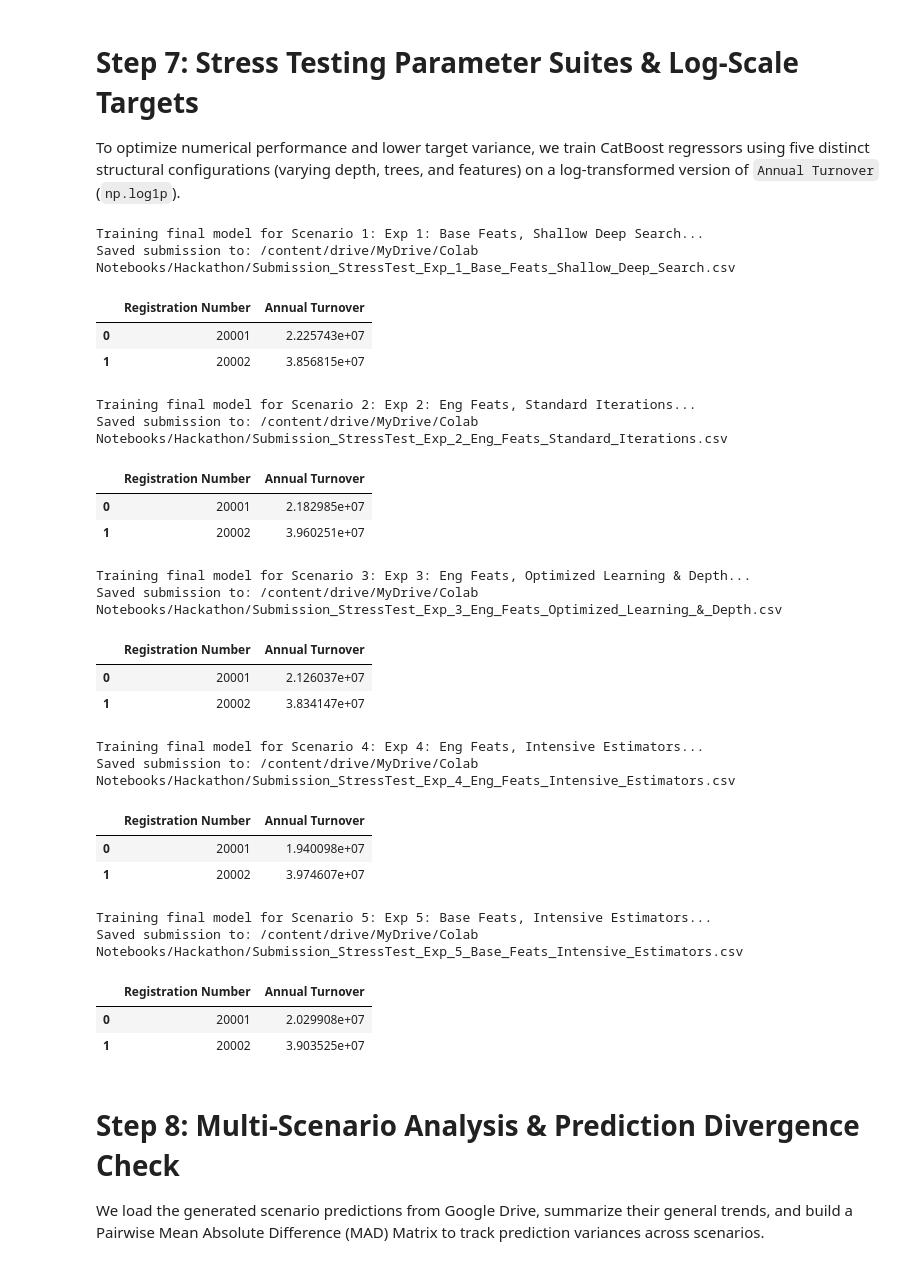
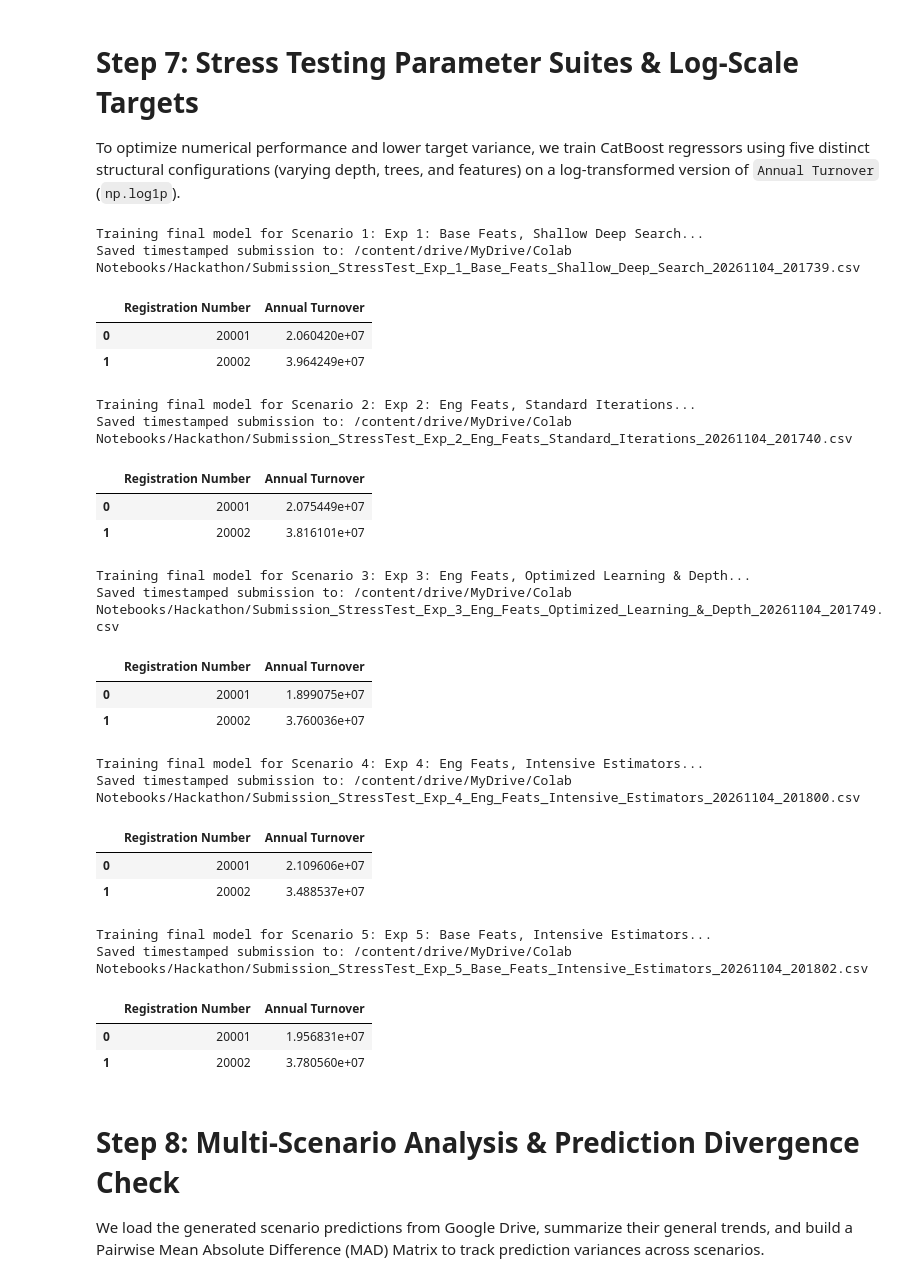
Before and after one commit to vrushank78/Hackathon_Restaurant_Turnover_Prediction, a Jupyter notebook: Hackathon_Restaurant_Turnover_Pred_Code.ipynb, the cells around one changed output. Drawn from its saved outputs; the diff is of its cells as text; code cells hidden in the pictures.

```diff
--- a/Hackathon_Restaurant_Turnover_Pred_Code.ipynb
+++ b/Hackathon_Restaurant_Turnover_Pred_Code.ipynb
@@ -650,11 +650,11 @@ def evaluate_model_cv_log(model_obj, feature_set, df, y_log_arr, folds=5):
     return np.mean(scores)
 
 test_scenarios = [
-    {'name': 'Exp 1: Base Feats, Shallow Deep Search', 'depth': 6, 'iterations': 800, 'l2': 6.0, 'use_engineered': False},
-    {'name': 'Exp 2: Eng Feats, Standard Iterations', 'depth': 6, 'iterations': 1000, 'l2': 5.0, 'use_engineered': True},
-    {'name': 'Exp 3: Eng Feats, Optimized Learning & Depth', 'depth': 7, 'iterations': 1200, 'l2': 7.0, 'use_engineered': True},
-    {'name': 'Exp 4: Eng Feats, Intensive Estimators', 'depth': 6, 'iterations': 1500, 'l2': 8.0, 'use_engineered': True},
-    {'name': 'Exp 5: Base Feats, Intensive Estimators', 'depth': 6, 'iterations': 1500, 'l2': 8.0, 'use_engineered': False}
+    {'name': 'Exp 1: Base Feats, Shallow Deep Search', 'depth': 5, 'iterations': 1100, 'l2': 3.0, 'use_engineered': False},
+    {'name': 'Exp 2: Eng Feats, Standard Iterations', 'depth': 7, 'iterations': 900, 'l2': 4.0, 'use_engineered': True},
+    {'name': 'Exp 3: Eng Feats, Optimized Learning & Depth', 'depth': 9, 'iterations': 1500, 'l2': 5.0, 'use_engineered': True},
+    {'name': 'Exp 4: Eng Feats, Intensive Estimators', 'depth': 10, 'iterations': 1200, 'l2': 9.0, 'use_engineered': True},
+    {'name': 'Exp 5: Base Feats, Intensive Estimators', 'depth': 8, 'iterations': 1000, 'l2': 2.0, 'use_engineered': False}
 ]
 
 stress_test_results = []
@@ -705,12 +705,13 @@ To optimize numerical performance and lower target variance, we train CatBoost r
 # %%
 import os
 import numpy as np
+from datetime import datetime
 
 # Ensure output directory exists
 output_dir = '/content/drive/MyDrive/Colab Notebooks/Hackathon'
 os.makedirs(output_dir, exist_ok=True)
 
-# Retrain models for each scenario and export individual submissions
+# Retrain models for each scenario and export individual timestamped submissions
 for i, exp in enumerate(test_scenarios, 1):
     print(f"Training final model for Scenario {i}: {exp['name']}...")
     feats = engineered_features if exp['use_engineered'] else base_features
@@ -726,59 +727,60 @@ for i, exp in enumerate(test_scenarios, 1):
     # Initialize model
     model_exp = CatBoostRegressor(
         depth=exp['depth'],
         iterations=exp['iterations'],
         l2_leaf_reg=exp['l2'],
         learning_rate=0.025,
         random_seed=42,
         verbose=0
     )
 
     # Fit on full data
     model_exp.fit(X_train_exp, y_train_log)
 
     # Predict and inverse-transform predictions
     preds_log = model_exp.predict(X_test_exp)
     preds_raw = np.expm1(preds_log)
 
     # Create submission file
     solution_exp_df = pd.DataFrame({
         'Registration Number': df_test['Registration Number'],
         'Annual Turnover': preds_raw
     })
 
-    # Format output filename safely
+    # Format output filename safely with unique timestamp per run
+    timestamp_run = datetime.now().strftime('%Y%m%d_%H%M%S')
     filename_safe = exp['name'].replace(':', '').replace(', ', '_').replace(' ', '_')
-    file_path = os.path.join(output_dir, f"Submission_StressTest_{filename_safe}.csv")
+    file_path = os.path.join(output_dir, f"Submission_StressTest_{filename_safe}_{timestamp_run}.csv")
     solution_exp_df.to_csv(file_path, index=False)
 
-    print(f"Saved submission to: {file_path}")
+    print(f"Saved timestamped submission to: {file_path}")
     display(solution_exp_df.head(2))
 # %% [output]
 Training final model for Scenario 1: Exp 1: Base Feats, Shallow Deep Search...
-Saved submission to: /content/drive/MyDrive/Colab Notebooks/Hackathon/Submission_StressTest_Exp_1_Base_Feats_Shallow_Deep_Search.csv
+Saved timestamped submission to: /content/drive/MyDrive/Colab Notebooks/Hackathon/Submission_StressTest_Exp_1_Base_Feats_Shallow_Deep_Search_20261104_201739.csv
 |  | Registration Number | Annual Turnover |
-| 0 | 20001 | 2.225743e+07 |
-| 1 | 20002 | 3.856815e+07 |
+| 0 | 20001 | 2.060420e+07 |
+| 1 | 20002 | 3.964249e+07 |
 Training final model for Scenario 2: Exp 2: Eng Feats, Standard Iterations...
-Saved submission to: /content/drive/MyDrive/Colab Notebooks/Hackathon/Submission_StressTest_Exp_2_Eng_Feats_Standard_Iterations.csv
+Saved timestamped submission to: /content/drive/MyDrive/Colab Notebooks/Hackathon/Submission_StressTest_Exp_2_Eng_Feats_Standard_Iterations_20261104_201740.csv
 |  | Registration Number | Annual Turnover |
-| 0 | 20001 | 2.182985e+07 |
-| 1 | 20002 | 3.960251e+07 |
+| 0 | 20001 | 2.075449e+07 |
+| 1 | 20002 | 3.816101e+07 |
 Training final model for Scenario 3: Exp 3: Eng Feats, Optimized Learning & Depth...
-Saved submission to: /content/drive/MyDrive/Colab Notebooks/Hackathon/Submission_StressTest_Exp_3_Eng_Feats_Optimized_Learning_&_Depth.csv
+Saved timestamped submission to: /content/drive/MyDrive/Colab Notebooks/Hackathon/Submission_StressTest_Exp_3_Eng_Feats_Optimized_Learning_&_Depth_20261104_201749.csv
 |  | Registration Number | Annual Turnover |
-| 0 | 20001 | 2.126037e+07 |
-| 1 | 20002 | 3.834147e+07 |
+| 0 | 20001 | 1.899075e+07 |
+| 1 | 20002 | 3.760036e+07 |
 Training final model for Scenario 4: Exp 4: Eng Feats, Intensive Estimators...
-Saved submission to: /content/drive/MyDrive/Colab Notebooks/Hackathon/Submission_StressTest_Exp_4_Eng_Feats_Intensive_Estimators.csv
+Saved timestamped submission to: /content/drive/MyDrive/Colab Notebooks/Hackathon/Submission_StressTest_Exp_4_Eng_Feats_Intensive_Estimators_20261104_201800.csv
 |  | Registration Number | Annual Turnover |
-| 0 | 20001 | 1.940098e+07 |
-| 1 | 20002 | 3.974607e+07 |
+| 0 | 20001 | 2.109606e+07 |
+| 1 | 20002 | 3.488537e+07 |
 Training final model for Scenario 5: Exp 5: Base Feats, Intensive Estimators...
-Saved submission to: /content/drive/MyDrive/Colab Notebooks/Hackathon/Submission_StressTest_Exp_5_Base_Feats_Intensive_Estimators.csv
+Saved timestamped submission to: /content/drive/MyDrive/Colab Notebooks/Hackathon/Submission_StressTest_Exp_5_Base_Feats_Intensive_Estimators_20261104_201802.csv
 |  | Registration Number | Annual Turnover |
-| 0 | 20001 | 2.029908e+07 |
-| 1 | 20002 | 3.903525e+07 |
+| 0 | 20001 | 1.956831e+07 |
+| 1 | 20002 | 3.780560e+07 |
 # %% [markdown]
 # Step 8: Multi-Scenario Analysis & Prediction Divergence Check
 We load the generated scenario predictions from Google Drive, summarize their general trends, and build a Pairwise Mean Absolute Difference (MAD) Matrix to track prediction variances across scenarios.
```
Also changed, not shown: parts of 9 cells of this notebook.
